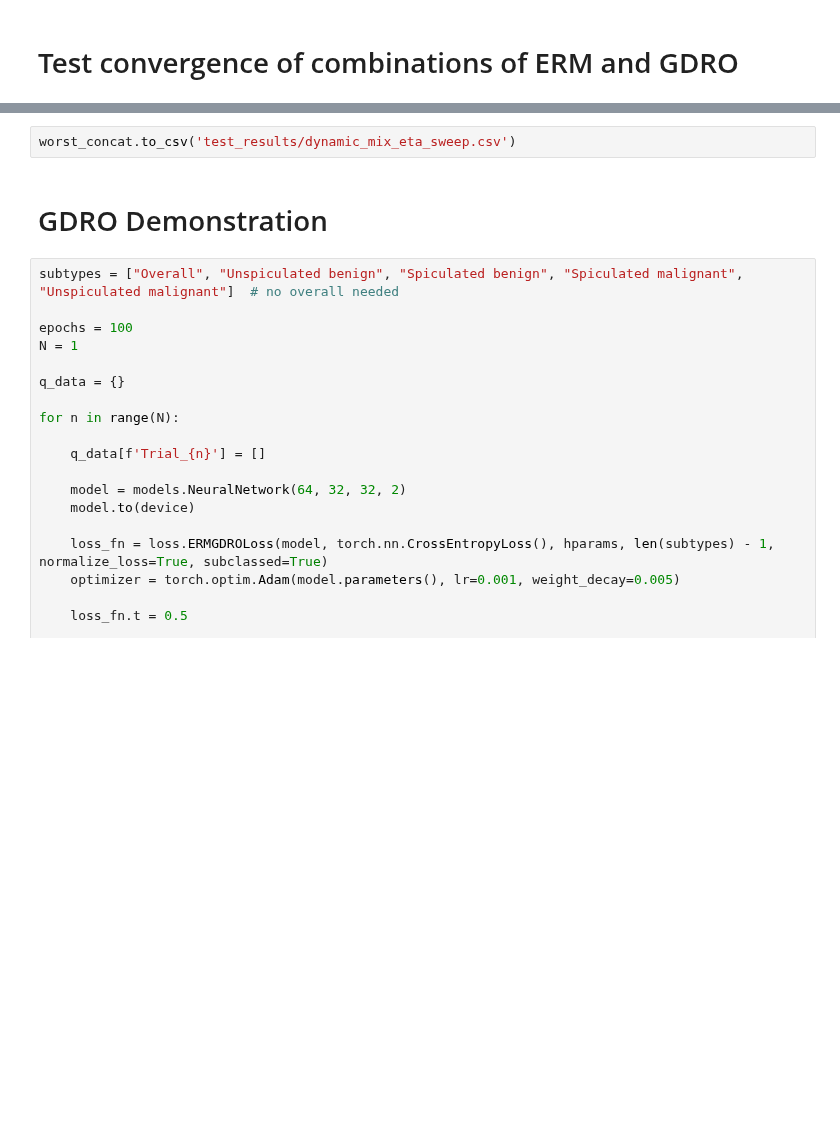
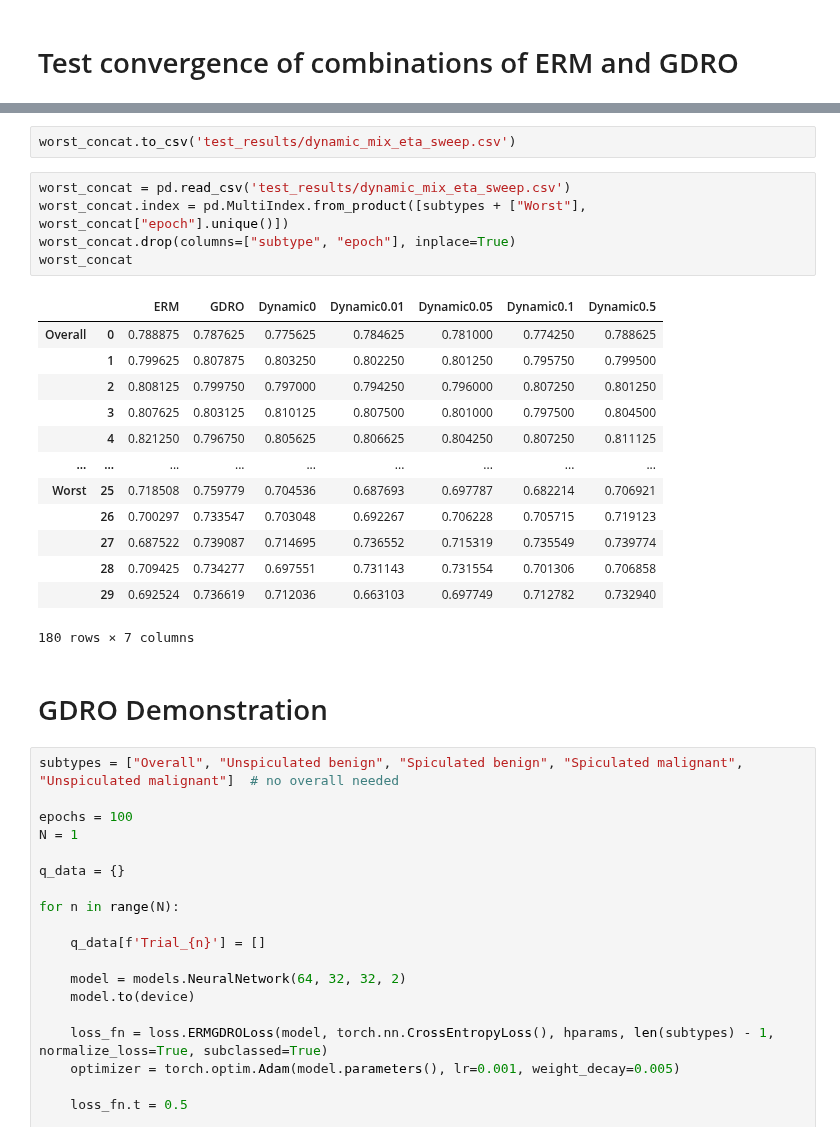
Before and after one commit to mtzig/LIDC_GDRO, a Jupyter notebook: notebooks/run_test.ipynb, the cells around one changed output, grey strips where cells are left out. Drawn from its saved outputs; the diff is of its cells as text; blank space fills up the shorter version.

```diff
--- a/notebooks/run_test.ipynb
+++ b/notebooks/run_test.ipynb
@@ -239,5 +236,24 @@ for i in range(len(plots)):
-# %%
-worst_concat.to_csv('test_results/dynamic_mix_eta_sweep.csv')
+# %%
+worst_concat.to_csv('test_results/dynamic_mix_eta_sweep.csv')
+# %%
+worst_concat = pd.read_csv('test_results/dynamic_mix_eta_sweep.csv')
+worst_concat.index = pd.MultiIndex.from_product([subtypes + ["Worst"], worst_concat["epoch"].unique()])
+worst_concat.drop(columns=["subtype", "epoch"], inplace=True)
+worst_concat
+# %% [output]
+|  |  | ERM | GDRO | Dynamic0 | Dynamic0.01 | Dynamic0.05 | Dynamic0.1 | Dynamic0.5 |
+| Overall | 0 | 0.788875 | 0.787625 | 0.775625 | 0.784625 | 0.781000 | 0.774250 | 0.788625 |
+|  | 1 | 0.799625 | 0.807875 | 0.803250 | 0.802250 | 0.801250 | 0.795750 | 0.799500 |
+|  | 2 | 0.808125 | 0.799750 | 0.797000 | 0.794250 | 0.796000 | 0.807250 | 0.801250 |
+|  | 3 | 0.807625 | 0.803125 | 0.810125 | 0.807500 | 0.801000 | 0.797500 | 0.804500 |
+|  | 4 | 0.821250 | 0.796750 | 0.805625 | 0.806625 | 0.804250 | 0.807250 | 0.811125 |
+| ... | ... | ... | ... | ... | ... | ... | ... | ... |
+| Worst | 25 | 0.718508 | 0.759779 | 0.704536 | 0.687693 | 0.697787 | 0.682214 | 0.706921 |
+|  | 26 | 0.700297 | 0.733547 | 0.703048 | 0.692267 | 0.706228 | 0.705715 | 0.719123 |
+|  | 27 | 0.687522 | 0.739087 | 0.714695 | 0.736552 | 0.715319 | 0.735549 | 0.739774 |
+|  | 28 | 0.709425 | 0.734277 | 0.697551 | 0.731143 | 0.731554 | 0.701306 | 0.706858 |
+|  | 29 | 0.692524 | 0.736619 | 0.712036 | 0.663103 | 0.697749 | 0.712782 | 0.732940 |
+180 rows × 7 columns
 # %% [markdown]
 # GDRO Demonstration
 # %%
```
Also changed, not shown: parts of 29 cells of this notebook, 4 other files.
